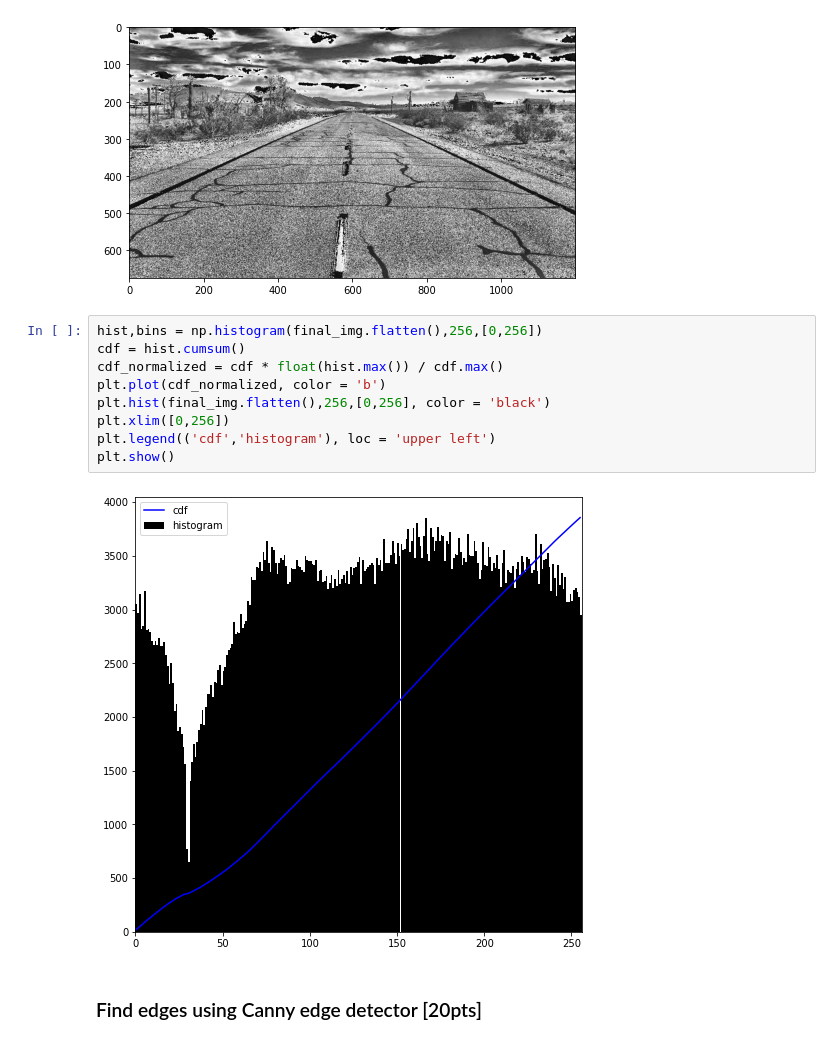
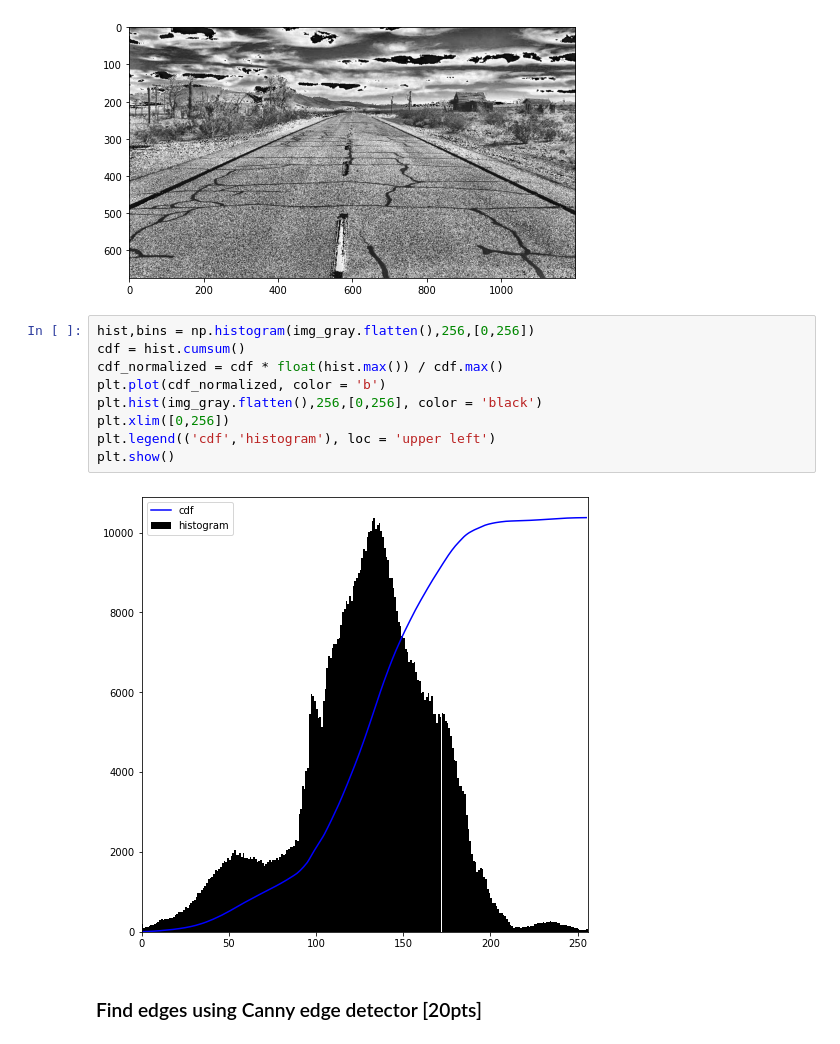
Before and after one commit to ankush105/-In-class-Application-Exercise-2, a Jupyter notebook: CV_Oct_4_in_class_assessment.ipynb, the cells around one changed output. Drawn from its saved outputs; the diff is of its cells as text.

```diff
--- a/CV_Oct_4_in_class_assessment.ipynb
+++ b/CV_Oct_4_in_class_assessment.ipynb
@@ -67,16 +67,16 @@ plt.imshow(final_img, cmap = 'gray');
 # %% [output]
 [figure]
 # %%
-hist,bins = np.histogram(final_img.flatten(),256,[0,256])
+hist,bins = np.histogram(img_gray.flatten(),256,[0,256])
 cdf = hist.cumsum()
 cdf_normalized = cdf * float(hist.max()) / cdf.max()
 plt.plot(cdf_normalized, color = 'b')
-plt.hist(final_img.flatten(),256,[0,256], color = 'black')
+plt.hist(img_gray.flatten(),256,[0,256], color = 'black')
 plt.xlim([0,256])
 plt.legend(('cdf','histogram'), loc = 'upper left')
 plt.show()
 # %% [output]
-[figure, old version]
+[figure, new version]
 # %% [markdown]
 ### Find edges using Canny edge detector [20pts]
 # %%
```
